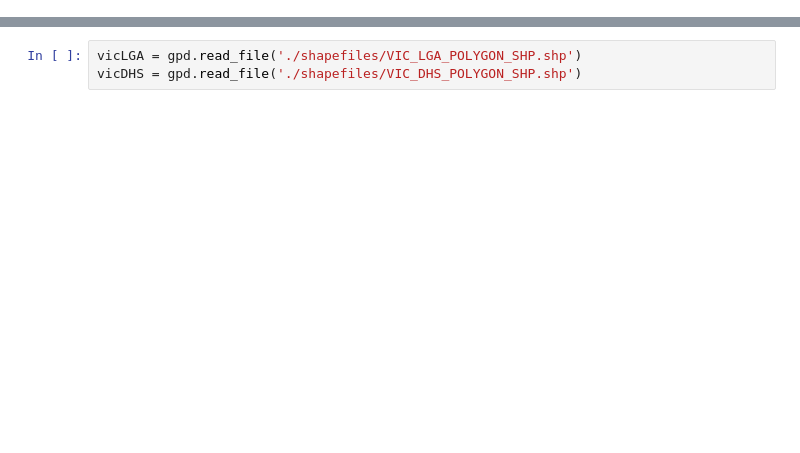
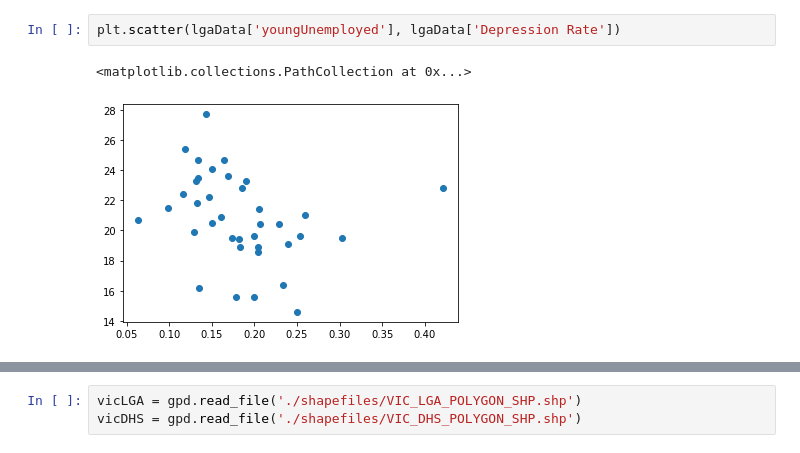
Before and after one commit to owowouwu/Youth-DS-Project, a Jupyter notebook: analysis2.ipynb, the cells around one changed output, grey strips where cells are left out. Cells and saved outputs as stored; diff of their text form; blank space fills up the shorter version.

```diff
--- a/analysis2.ipynb
+++ b/analysis2.ipynb
@@ -36,0 +35,5 @@ sns.pairplot(lgaData)
+# %%
+plt.scatter(lgaData['youngUnemployed'], lgaData['Depression Rate'])
+# %% [output]
+<matplotlib.collections.PathCollection at 0x...>
+[figure, added]
```
Also changed, not shown: parts of 22 cells of this notebook, 12 other files.
